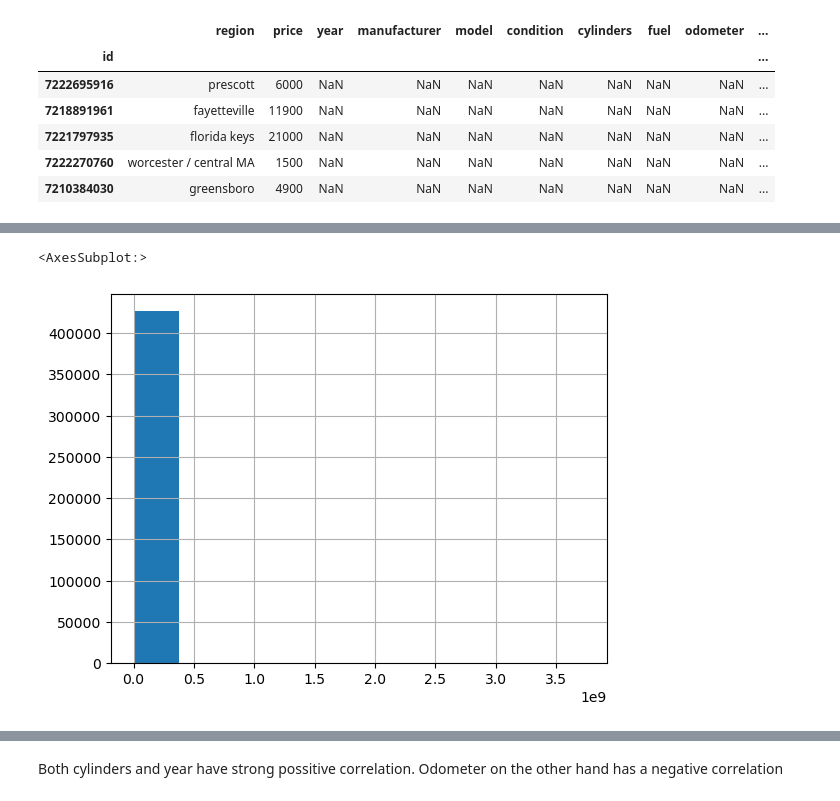
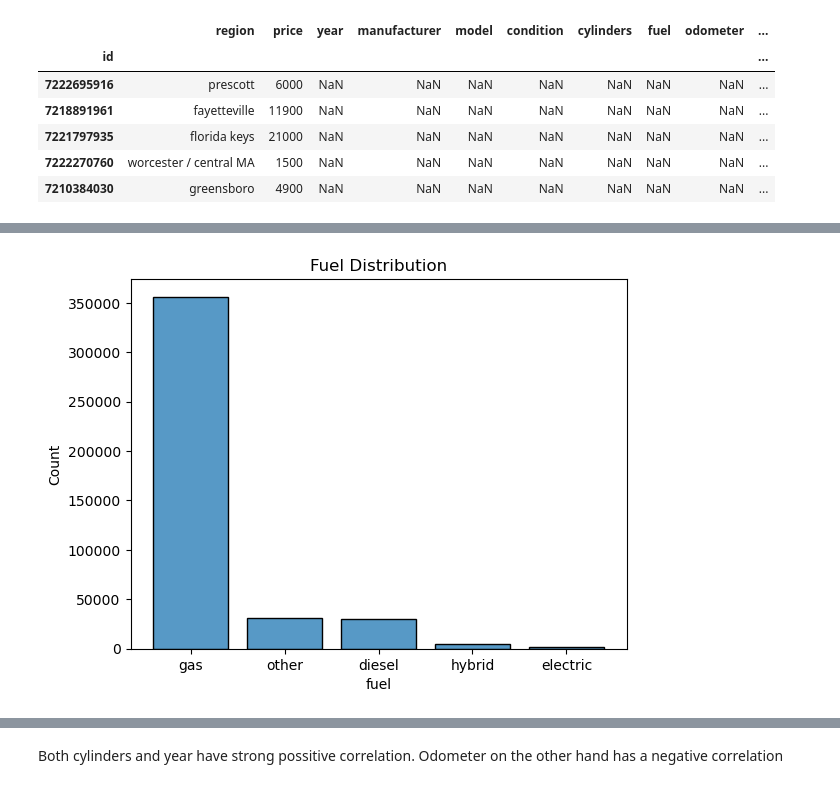
Before and after one commit to cdungca/used-cars, a Jupyter notebook: prompt_II.ipynb, the cells around one changed output, grey strips where cells are left out. Saved outputs shown, nothing was run; the diff lists cells and outputs as text; code cells hidden in the pictures.

```diff
--- a/prompt_II.ipynb
+++ b/prompt_II.ipynb
@@ -127,5 +104,7 @@ cars['condition'].hist()
-# %%
-cars['price'].hist()
-# %% [output]
-<AxesSubplot:>
-[figure, removed]
+# %%
+# Plot distributions
+sns.histplot(data=cars, x='fuel', shrink=0.8, discrete=True)
+plt.title('Fuel Distribution')
+plt.show()
+# %% [output]
+[figure, added]
```
Also changed, not shown: parts of 35 cells of this notebook, 7 other files.
